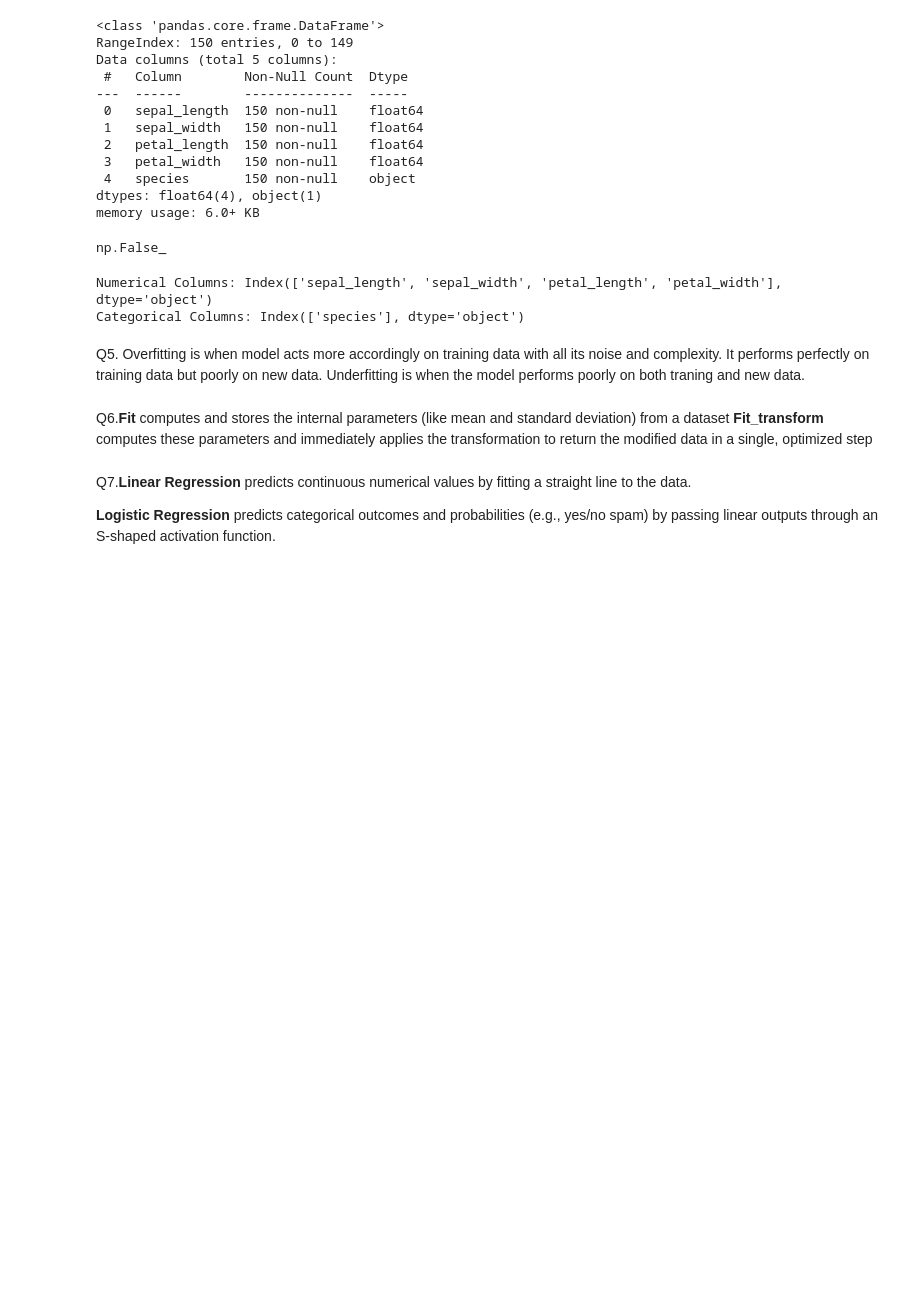
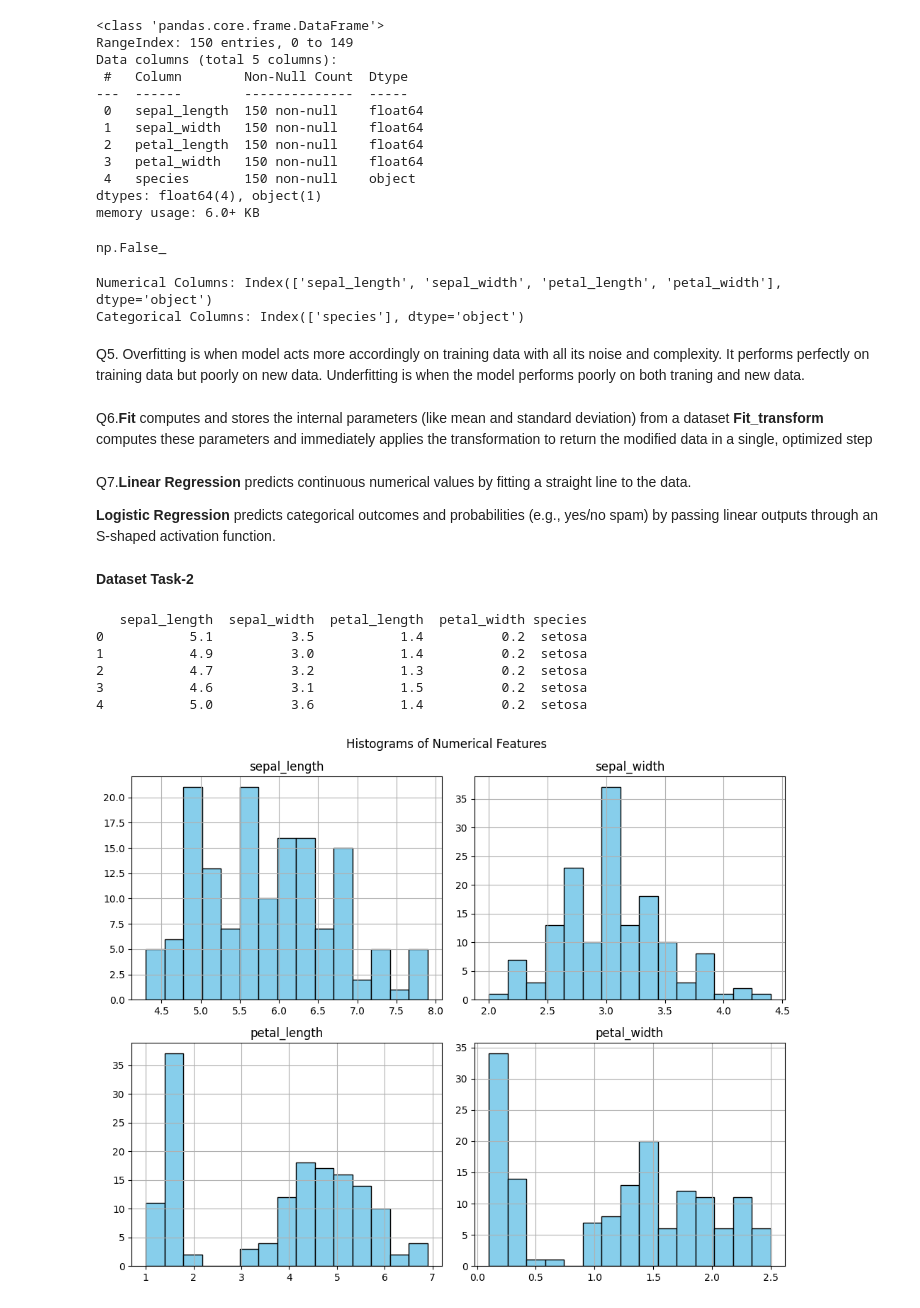
Before and after one commit to Rashedrahmann/learnig-log, a Jupyter notebook: Exam.ipynb, the cells around one changed output. Drawn from its saved outputs; the diff is of its cells as text; code cells hidden in the pictures; blank space fills up the shorter version.

```diff
--- a/Exam.ipynb
+++ b/Exam.ipynb
@@ -79,3 +79,32 @@ Q6.**Fit** computes and stores the internal parameters (like mean and standard d
 Q7.**Linear Regression** predicts continuous numerical values by fitting a straight line to the data.
 
 **Logistic Regression** predicts categorical outcomes and probabilities (e.g., yes/no spam) by passing linear outputs through an S-shaped activation function.
+# %% [markdown]
+**Dataset Task-2**
+# %%
+import pandas as pd
+import seaborn as sns
+import matplotlib.pyplot as plt
+
+# Load the dataset
+iris = sns.load_dataset('iris')
+
+# Display the first few rows just to see what we are working with
+print(iris.head())
+# %% [output]
+   sepal_length  sepal_width  petal_length  petal_width species
+0           5.1          3.5           1.4          0.2  setosa
+1           4.9          3.0           1.4          0.2  setosa
+2           4.7          3.2           1.3          0.2  setosa
+3           4.6          3.1           1.5          0.2  setosa
+4           5.0          3.6           1.4          0.2  setosa
+# %%
+# Create a histogram for every numerical column
+iris.hist(figsize=(10, 8), bins=15, color='skyblue', edgecolor='black')
+
+# Adjust layout for neatness and display
+plt.suptitle('Histograms of Numerical Features')
+plt.tight_layout()
+plt.show()
+# %% [output]
+[figure, added]
```
Also changed, not shown: parts of 4 cells of this notebook.
